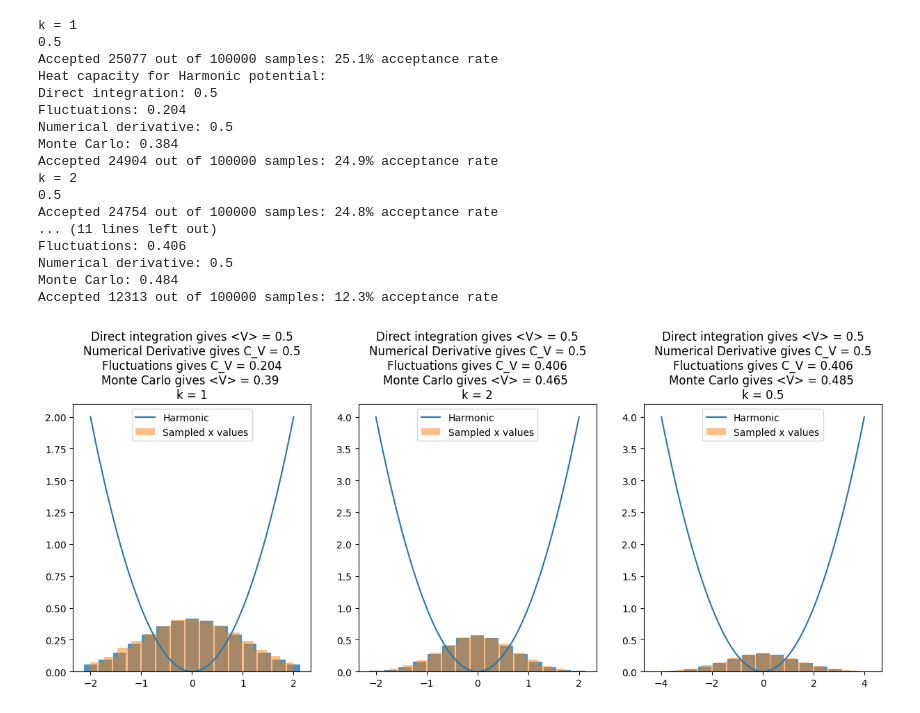
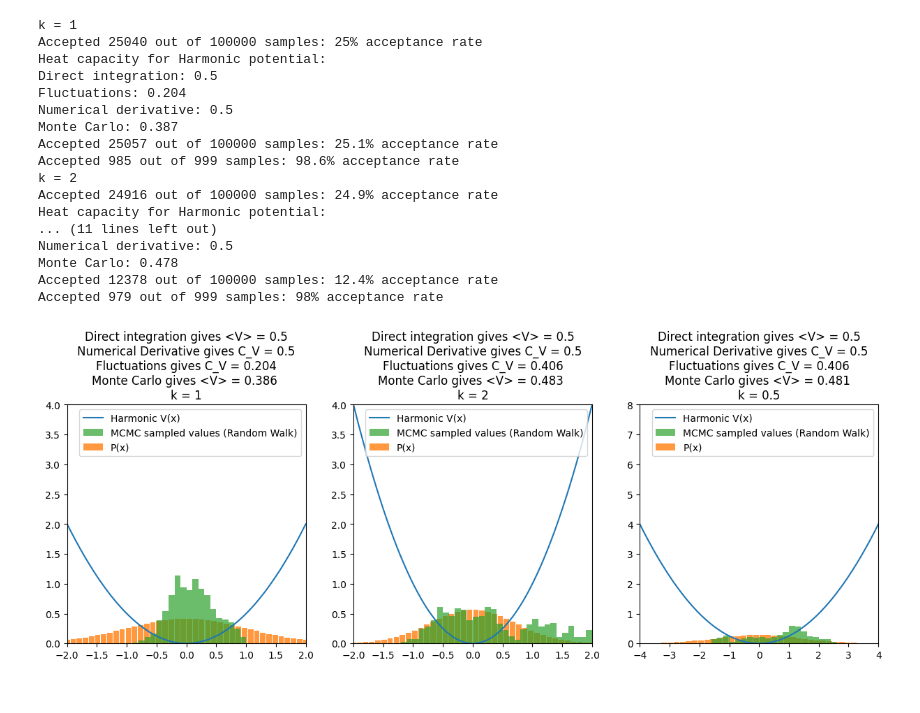
Before and after one commit to TobiasJohannessen/TobiasJohannessen.github.io, a Jupyter notebook: Computational Physics/Exercises/Week 2/Exercise 6 (Harmonic Oscillator).ipynb, the cells around one changed output. Cells and saved outputs as stored; diff of their text form; code cells hidden in the pictures.

```diff
--- a/Computational Physics/Exercises/Week 2/Exercise 6 (Harmonic Oscillator).ipynb
+++ b/Computational Physics/Exercises/Week 2/Exercise 6 (Harmonic Oscillator).ipynb
@@ -12,37 +14,48 @@ from Thermodynamics import *
 # %%
 harmonic_oscillators = [HarmonicOscillator(k = 1, x_0 = 0), HarmonicOscillator(k = 2, x_0 = 0), HarmonicOscillator(k = 0.5, x_0 = 0, x_range=(-4,4))]
 
-fig, axs = plt.subplots(1,len(harmonic_oscillators), figsize = (15,5))
+fig, axs = plt.subplots(1,len(harmonic_oscillators), figsize = (15,8))
+
+
 
 for harmonic_oscillator, ax in zip(harmonic_oscillators, axs):
     print(f'k = {harmonic_oscillator.k}')
 
     harmonic_oscillator.thermodynamics()
     ax.set_title(f'Direct integration gives <V> = {harmonic_oscillator.direct_integration():.3g}\n'
                  + f'Numerical Derivative gives C_V = {harmonic_oscillator.numerical_derivative(dT = 0.0001):.3g}\n'
                  + f'Fluctuations gives C_V = {harmonic_oscillator.fluctuations():.3g}\n'
                  + f'Monte Carlo gives <V> = {harmonic_oscillator.direct_MC(N = 100000):.3g} \n'
                  + f'k = {harmonic_oscillator.k}')
-    harmonic_oscillator.plot(ax)
+    harmonic_oscillator.plot_V(ax)
+    harmonic_oscillator.plot_P(ax, color='tab:orange')
+    harmonic_oscillator.plot_mcmc(ax, color='tab:green')
+    ax.legend()
+    ax.set(xlim=(-2,2), ylim=(0,4))
+    ax.set_aspect('equal')
+
+ax.set(xlim=(-4,4), ylim=(0,8))
+ax.set_aspect('equal')
 
 
-plt.savefig('Figures\\3_Harmonic_Oscillators.png')
+
+#save_plot('Figures\\3_Harmonic_Oscillators,2.png', bbox_inches='tight')
 # %% [output]
 k = 1
-0.5
-Accepted 25077 out of 100000 samples: 25.1% acceptance rate
+Accepted 25040 out of 100000 samples: 25% acceptance rate
 Heat capacity for Harmonic potential:
 Direct integration: 0.5
 Fluctuations: 0.204
 Numerical derivative: 0.5
-Monte Carlo: 0.384
-Accepted 24904 out of 100000 samples: 24.9% acceptance rate
+Monte Carlo: 0.387
+Accepted 25057 out of 100000 samples: 25.1% acceptance rate
+Accepted 985 out of 999 samples: 98.6% acceptance rate
 k = 2
-0.5
-Accepted 24754 out of 100000 samples: 24.8% acceptance rate
+Accepted 24916 out of 100000 samples: 24.9% acceptance rate
+Heat capacity for Harmonic potential:
 ... (11 lines left out)
-Fluctuations: 0.406
 Numerical derivative: 0.5
-Monte Carlo: 0.484
-Accepted 12313 out of 100000 samples: 12.3% acceptance rate
+Monte Carlo: 0.478
+Accepted 12378 out of 100000 samples: 12.4% acceptance rate
+Accepted 979 out of 999 samples: 98% acceptance rate
-[figure, old version]
+[figure, new version]
```
Also changed, not shown: parts of 1 cell of this notebook, 29 other files.
